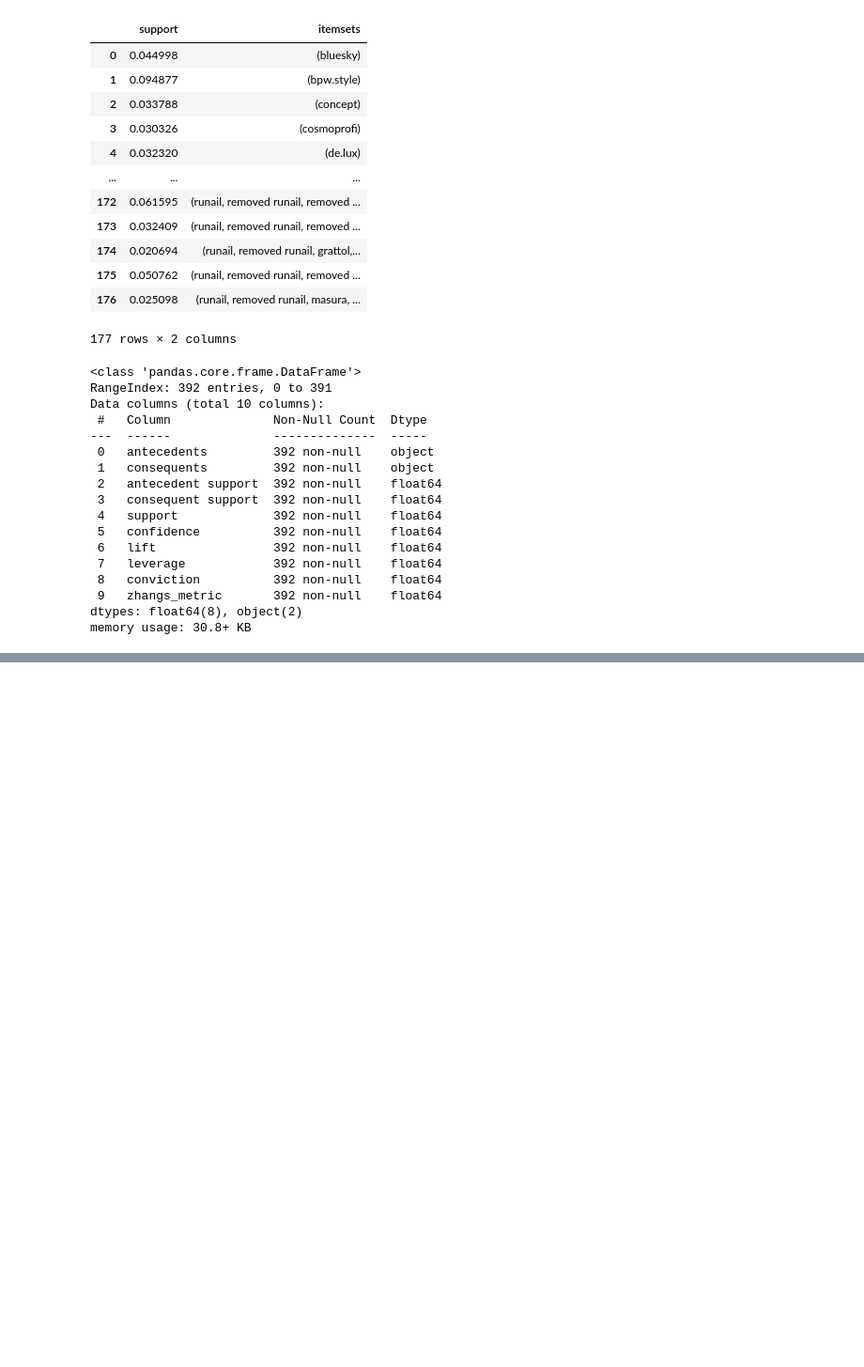
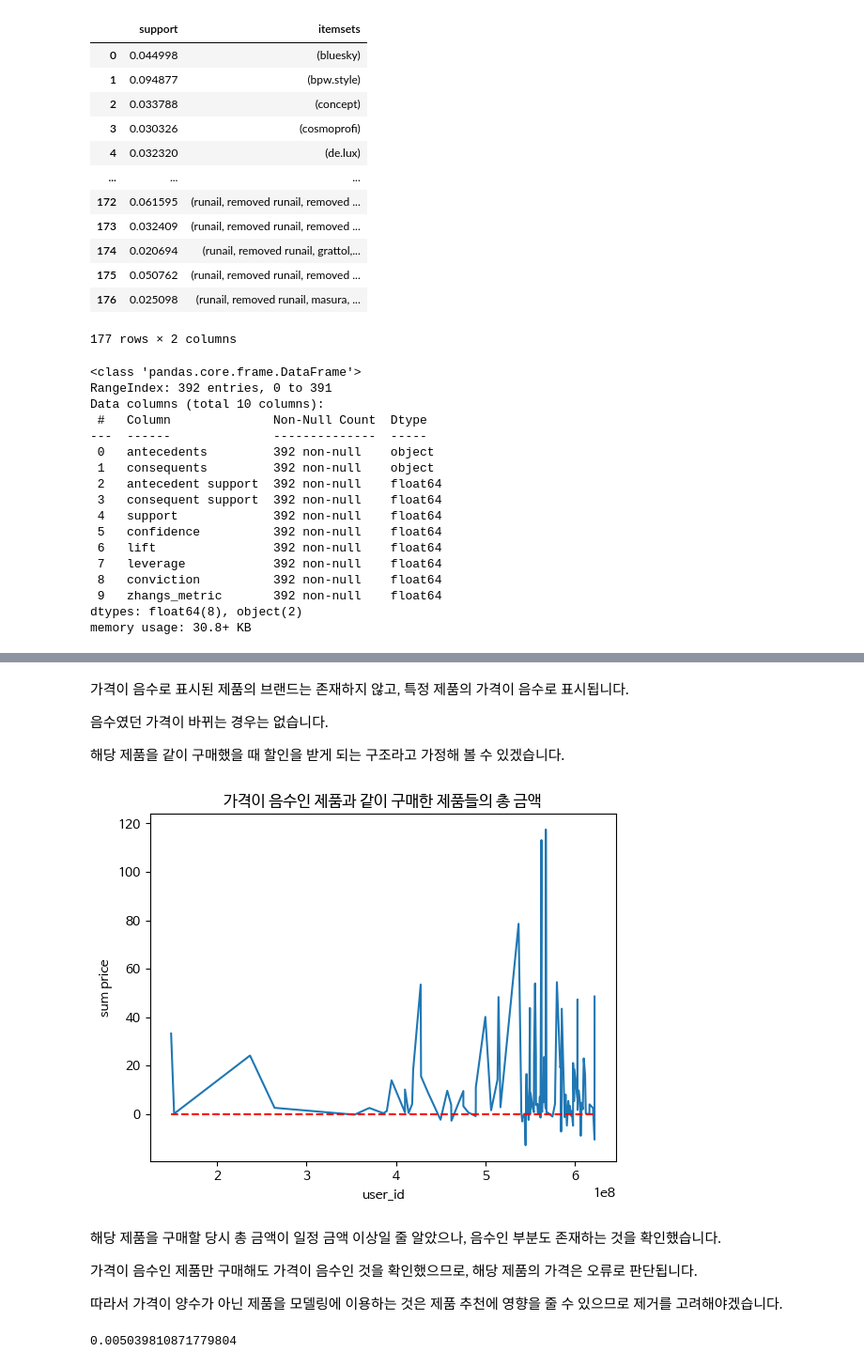
Before and after one commit to nyeokinyeoki/backup, a Jupyter notebook: cosmetics_ecommerce.ipynb, the cells around one changed output, grey strips where cells are left out. Shown at 94% size. Cells and saved outputs as stored; diff of their text form; code cells hidden in the pictures; blank space fills up the shorter version.

```diff
--- a/cosmetics_ecommerce.ipynb
+++ b/cosmetics_ecommerce.ipynb
@@ -943,0 +1213,47 @@ asc_rules[asc_rules['consequents'].str.contains('removed ingarden', regex=False)
+# %% [markdown]
+가격이 음수로 표시된 제품의 브랜드는 존재하지 않고, 특정 제품의 가격이 음수로 표시됩니다.
+
+음수였던 가격이 바뀌는 경우는 없습니다.
+
+해당 제품을 같이 구매했을 때 할인을 받게 되는 구조라고 가정해 볼 수 있겠습니다.
+# %%
+# 가격이 음수인 제품이랑 같이 구매된 제품은?
+
+df_neg_id = df[df['product_id'].isin(neg_id)]
+
+neg_session = df_neg_id['user_session'].unique()
+
+neg_user = df_neg_id['user_id'].unique()
+
+df_neg_purchase = df[(df['user_session'].isin(neg_session)) & (df['user_id'].isin(neg_user)) & (df['event_type']=='purchase')]
+# %%
+neg_sum = df_neg_purchase.groupby(['user_id', 'user_session'])['price'].sum().reset_index(level=[0,1], drop=False)
+
+neg_sum.columns
+
+plt.rcParams['font.family'] = 'NanumBarunGothic'
+
+plt.plot(neg_sum['user_id'], neg_sum['price'])
+plt.plot(neg_sum['user_id'], [0 for i in range(neg_sum['price'].shape[0])], color='r', linestyle='dashed')
+
+plt.title('가격이 음수인 제품과 같이 구매한 제품들의 총 금액')
+
+plt.xlabel('user_id')
+
+plt.ylabel('sum price')
+
+plt.show()
+# %% [output]
+[figure, added]
+# %% [markdown]
+해당 제품을 구매할 당시 총 금액이 일정 금액 이상일 줄 알았으나, 음수인 부분도 존재하는 것을 확인했습니다.
+
+가격이 음수인 제품만 구매해도 가격이 음수인 것을 확인했으므로, 해당 제품의 가격은 오류로 판단됩니다.
+
+따라서 가격이 양수가 아닌 제품을 모델링에 이용하는 것은 제품 추천에 영향을 줄 수 있으므로 제거를 고려해야겠습니다.
+# %%
+# 가격이 양수가 아닌 이벤트의 비율
+
+df[df['price'] <= 0].shape[0] / df.shape[0]
+# %% [output]
+0.005039810871779804
```
Also changed, not shown: parts of 113 cells of this notebook.
